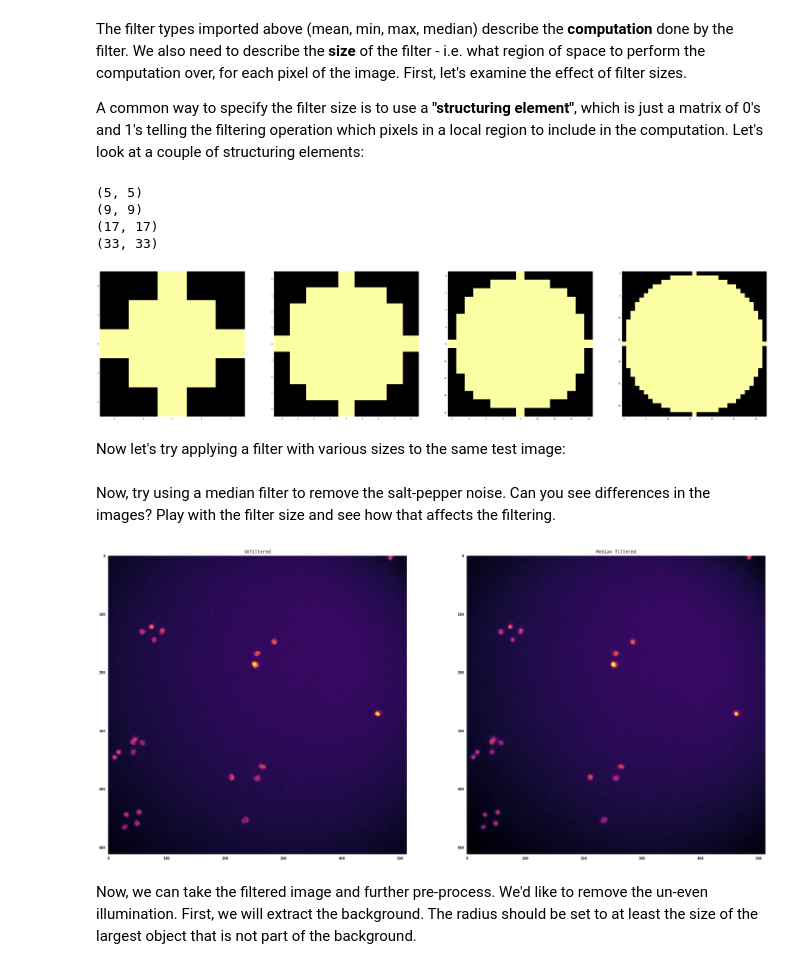
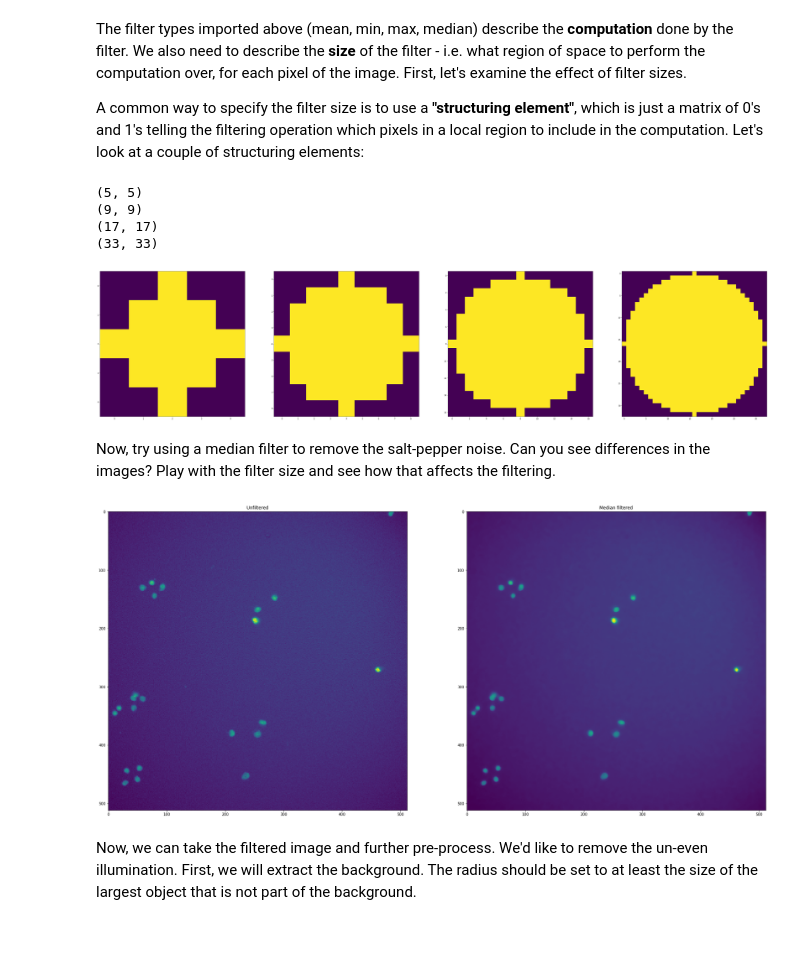
Before and after one commit to DataLucence/StanfordBIOS254-2019, a Jupyter notebook: Code/Lesson2_Preprocessing.ipynb, the cells around one changed output. Cells and saved outputs as stored; diff of their text form; code cells hidden in the pictures; blank space fills up the shorter version.

```diff
--- a/Code/Lesson2_Preprocessing.ipynb
+++ b/Code/Lesson2_Preprocessing.ipynb
@@ -24,15 +25,8 @@ c) Combining preprocessing + thresholding
 # %% [markdown]
 First, let's import packages and set some plotting defaults
 # %%
-# matplotlib inline
+%matplotlib inline
 import numpy as np
 import matplotlib.pyplot as plt
-import seaborn as sns
-import scipy.ndimage
 import skimage
-
-sns.set_style('dark', rc={'image.cmap':'inferno'})
-
-import matplotlib
-matplotlib.rc('font', family='monospace', weight='bold', size=20)
 # %% [markdown]
@@ -105,0 +102,4 @@ To illustrate, we will focus on the YFP channel
+# %%
+brt_data = data['DIC']
+ch1_data = data['YFP']
+ch2_data = data['RFP']
@@ -234,22 +235,20 @@ for ind, f_radius in enumerate(filter_sizes):
 (9, 9)
 (17, 17)
 (33, 33)
-[figure, old version]
+[figure, new version]
-# %% [markdown]
-Now let's try applying a filter with various sizes to the same test image:
 # %% [markdown]
 Now, try using a median filter to remove the salt-pepper noise. Can you see differences in the images? Play with the filter size and see how that affects the filtering.
 # %%
 f_size = 4
-data_filt = median_filter(data[channel], disk(f_size))
+ch2_filtered = median_filter(ch2_data, disk(f_size))
 
 fig, ax = plt.subplots(1, 2, figsize=(32, 25))
-ax[0].imshow(data[channel])
+ax[0].imshow(ch2_data)
 ax[0].set_title('Unfiltered')
-ax[1].imshow(data_filt)
+ax[1].imshow(ch2_filtered)
 ax[1].set_title('Median filtered');
 # %% [output]
-[figure, old version]
+[figure, new version]
 # %% [markdown]
 Now, we can take the filtered image and further pre-process. We'd like to remove the un-even illumination. First, we will extract the background. The radius should be set to at least the size of the largest object that is not part of the background.
 # %%
```
Also changed, not shown: parts of 22 cells of this notebook.
